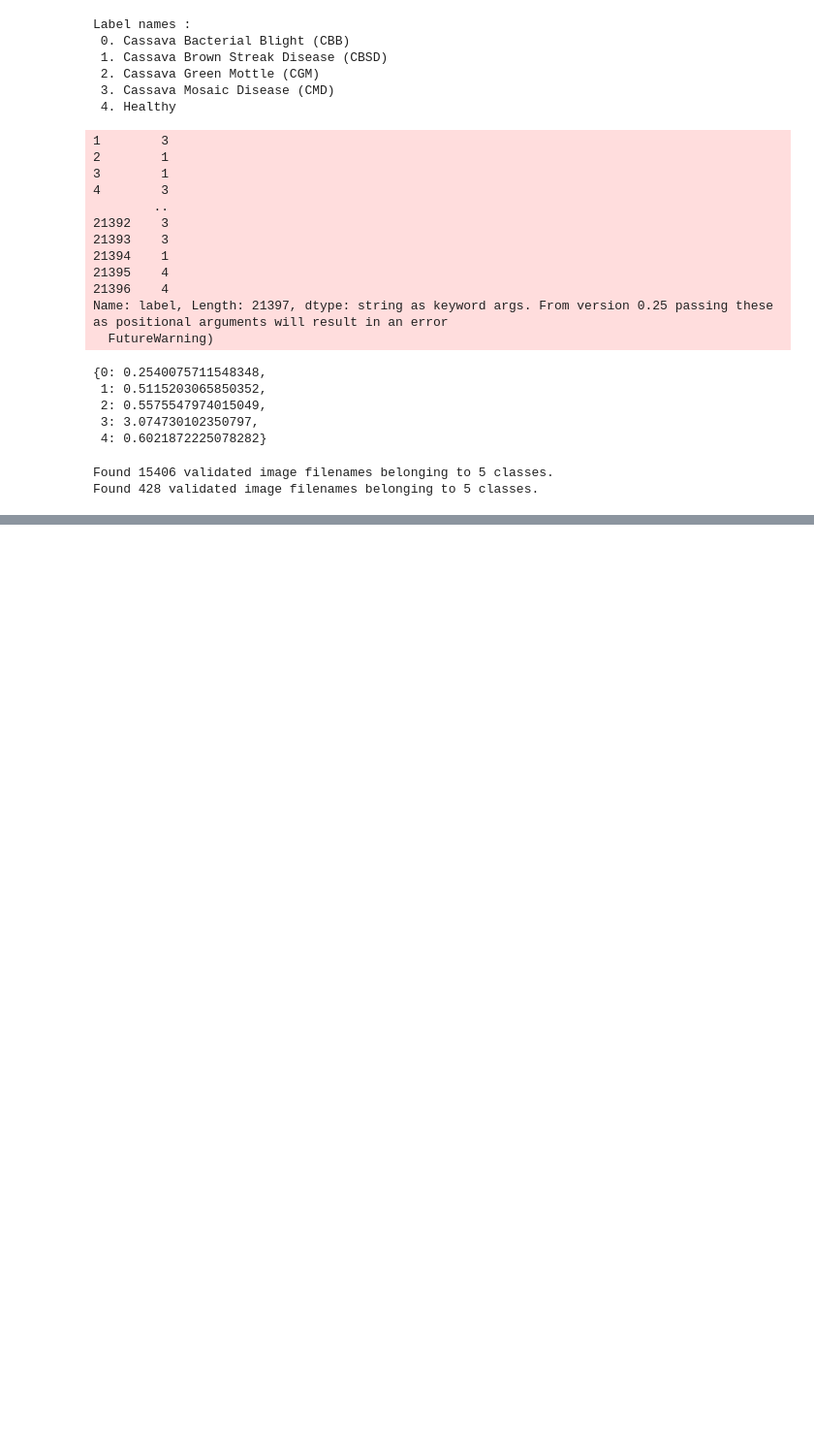
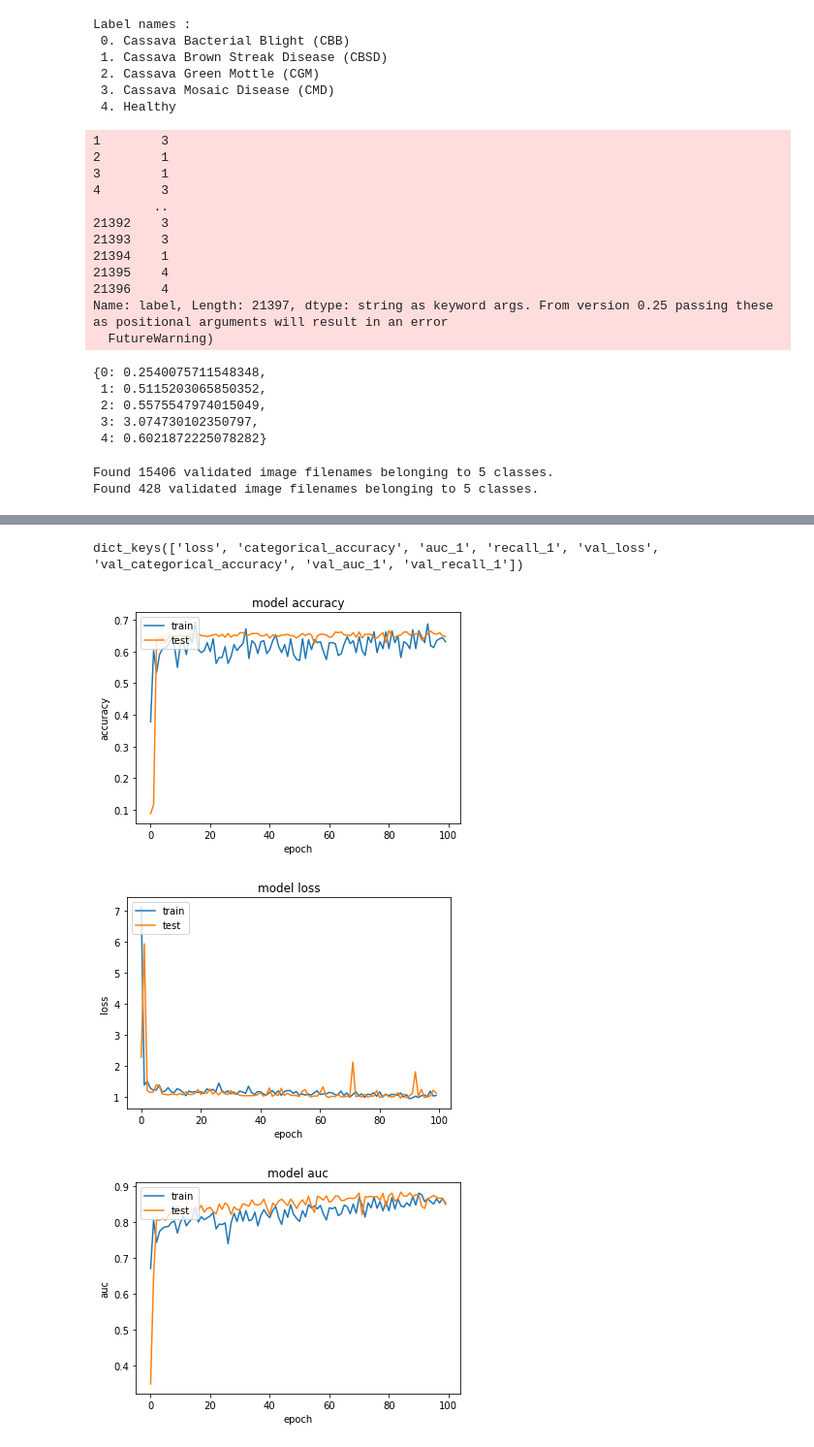
Before and after one commit to bravarLauro/leaf-disease-classification, a Jupyter notebook: submit.ipynb, the cells around one changed output, grey strips where cells are left out. Shown at 97% size. Saved outputs shown, nothing was run; the diff lists cells and outputs as text; code cells hidden in the pictures; blank space fills up the shorter version.

Commit message:
Updated Submit v1
Corrected validation, confusion matrix and more

```diff
--- a/submit.ipynb
+++ b/submit.ipynb
@@ -54,12 +54,12 @@ df_val.reset_index(drop=True, inplace=True)
 
 label_class = pd.read_json(label_json_path, orient='index')
 label_class = label_class.values.flatten().tolist()
-IMG_SIZE = 256
-BATCH_SIZE = 32
-EPOCHS = 8
+IMG_SIZE = 512
+BATCH_SIZE = 20
+EPOCHS = 100
 CHANNELS = 3
-STEPS_PER_EPOCH_TRAIN = 32
-STEPS_PER_EPOCH_VALID = 128
+STEPS_PER_EPOCH_TRAIN = 16
+STEPS_PER_EPOCH_VALID = 32
 # %%
 print("Label names :")
 for i, label in enumerate(label_class):
@@ -254,7 +254,7 @@ def train_model(model, batch_size, epochs):
                     epochs=epochs,  # one forward/backward pass of training data
                     steps_per_epoch=STEPS_PER_EPOCH_TRAIN,  # number of images comprising of one epoch
                     validation_data=valid_generator, # Or validation_data=valid_generator
-                    validation_steps=STEPS_PER_EPOCH_VALID)
+                    validation_steps=valid_generator.samples//valid_generator.batch_size)
     return model, history
 # %%
 ################## Main function ######################
@@ -313,20 +312,33 @@ KeyboardInterrupt:
 # %%
 import matplotlib.pyplot as plt
 # list all data in history
 print(history.history.keys())
 # summarize history for accuracy
 plt.plot(history.history['categorical_accuracy'])
 plt.plot(history.history['val_categorical_accuracy'])
 plt.title('model accuracy')
 plt.ylabel('accuracy')
 plt.xlabel('epoch')
 plt.legend(['train', 'test'], loc='upper left')
 plt.show()
 # summarize history for loss
 plt.plot(history.history['loss'])
 plt.plot(history.history['val_loss'])
 plt.title('model loss')
 plt.ylabel('loss')
 plt.xlabel('epoch')
 plt.legend(['train', 'test'], loc='upper left')
 plt.show()
+# summarize history for auc
+plt.plot(history.history['auc_1'])
+plt.plot(history.history['val_auc_1'])
+plt.title('model auc')
+plt.ylabel('auc')
+plt.xlabel('epoch')
+plt.legend(['train', 'test'], loc='upper left')
+plt.show()
+# %% [output]
+dict_keys(['loss', 'categorical_accuracy', 'auc_1', 'recall_1', 'val_loss', 'val_categorical_accuracy', 'val_auc_1', 'val_recall_1'])
+[figure, added]
+[figure, added]
+[figure, added]
```
Also changed, not shown: parts of 4 cells of this notebook.
